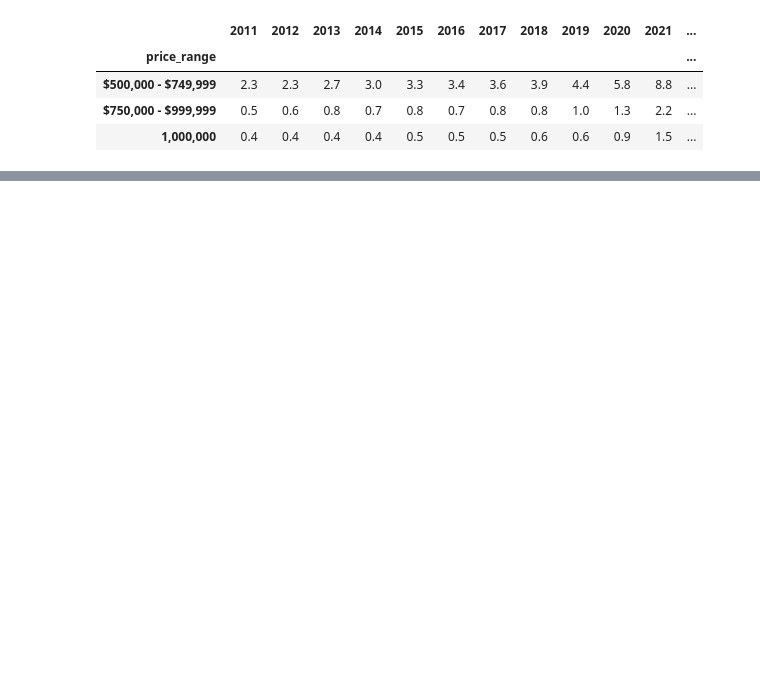
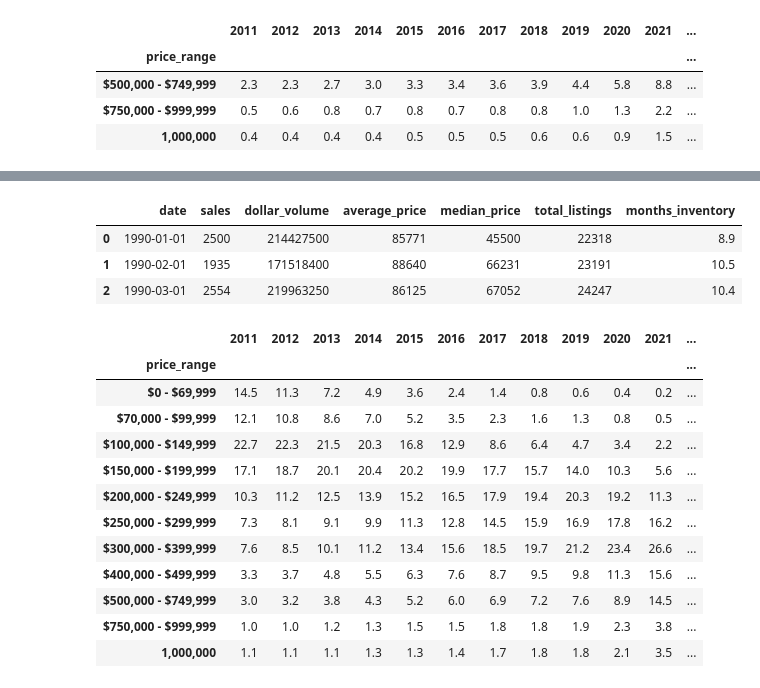
Before and after one commit to nicolas-angarita/texas_real_estate, a Jupyter notebook: explore_major_markets.ipynb, the cells around one changed output, grey strips where cells are left out. Saved outputs shown, nothing was run; the diff lists cells and outputs as text; code cells hidden in the pictures; blank space fills up the shorter version.

```diff
--- a/explore_major_markets.ipynb
+++ b/explore_major_markets.ipynb
@@ -38,0 +56,29 @@ pct_sales.tail(3)
+# %%
+mon_hou.head(3)
+# %% [output]
+|  | date | sales | dollar_volume | average_price | median_price | total_listings | months_inventory |
+| 0 | 1990-01-01 | 2500 | 214427500 | 85771 | 45500 | 22318 | 8.9 |
+| 1 | 1990-02-01 | 1935 | 171518400 | 88640 | 66231 | 23191 | 10.5 |
+| 2 | 1990-03-01 | 2554 | 219963250 | 86125 | 67052 | 24247 | 10.4 |
+# %%
+pct_aus = wr.percent_distribution('pct_dist_aus.csv')
+
+pct_dal = wr.percent_distribution('price_dist_dal.csv')
+
+pct_hou = wr.percent_distribution('pct_dist_hou.csv')
+# %%
+pct_dal
+# %% [output]
+|  | 2011 | 2012 | 2013 | 2014 | 2015 | 2016 | 2017 | 2018 | 2019 | 2020 | 2021 | ... |
+| price_range |  |  |  |  |  |  |  |  |  |  |  | ... |
+| $0 - $69,999 | 14.5 | 11.3 | 7.2 | 4.9 | 3.6 | 2.4 | 1.4 | 0.8 | 0.6 | 0.4 | 0.2 | ... |
+| $70,000 - $99,999 | 12.1 | 10.8 | 8.6 | 7.0 | 5.2 | 3.5 | 2.3 | 1.6 | 1.3 | 0.8 | 0.5 | ... |
+| $100,000 - $149,999 | 22.7 | 22.3 | 21.5 | 20.3 | 16.8 | 12.9 | 8.6 | 6.4 | 4.7 | 3.4 | 2.2 | ... |
+| $150,000 - $199,999 | 17.1 | 18.7 | 20.1 | 20.4 | 20.2 | 19.9 | 17.7 | 15.7 | 14.0 | 10.3 | 5.6 | ... |
+| $200,000 - $249,999 | 10.3 | 11.2 | 12.5 | 13.9 | 15.2 | 16.5 | 17.9 | 19.4 | 20.3 | 19.2 | 11.3 | ... |
+| $250,000 - $299,999 | 7.3 | 8.1 | 9.1 | 9.9 | 11.3 | 12.8 | 14.5 | 15.9 | 16.9 | 17.8 | 16.2 | ... |
+| $300,000 - $399,999 | 7.6 | 8.5 | 10.1 | 11.2 | 13.4 | 15.6 | 18.5 | 19.7 | 21.2 | 23.4 | 26.6 | ... |
+| $400,000 - $499,999 | 3.3 | 3.7 | 4.8 | 5.5 | 6.3 | 7.6 | 8.7 | 9.5 | 9.8 | 11.3 | 15.6 | ... |
+| $500,000 - $749,999 | 3.0 | 3.2 | 3.8 | 4.3 | 5.2 | 6.0 | 6.9 | 7.2 | 7.6 | 8.9 | 14.5 | ... |
+| $750,000 - $999,999 | 1.0 | 1.0 | 1.2 | 1.3 | 1.5 | 1.5 | 1.8 | 1.8 | 1.9 | 2.3 | 3.8 | ... |
+| 1,000,000 | 1.1 | 1.1 | 1.1 | 1.3 | 1.3 | 1.4 | 1.7 | 1.8 | 1.8 | 2.1 | 3.5 | ... |
```
Also changed, not shown: parts of 11 cells of this notebook.
